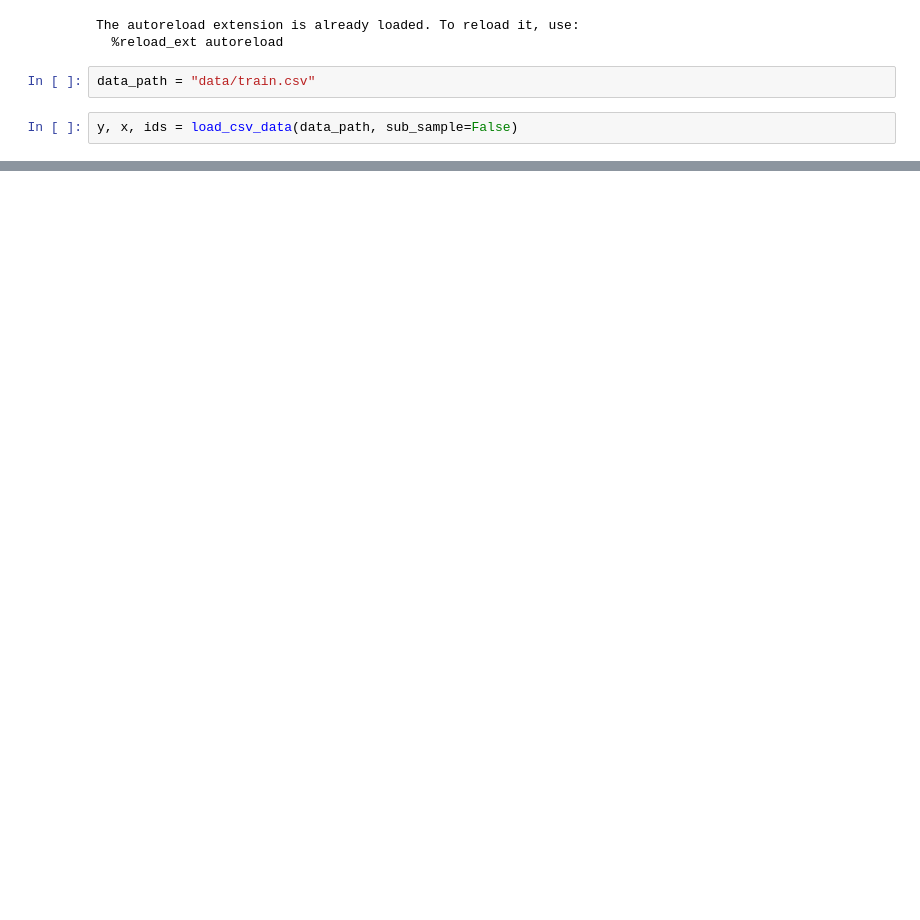
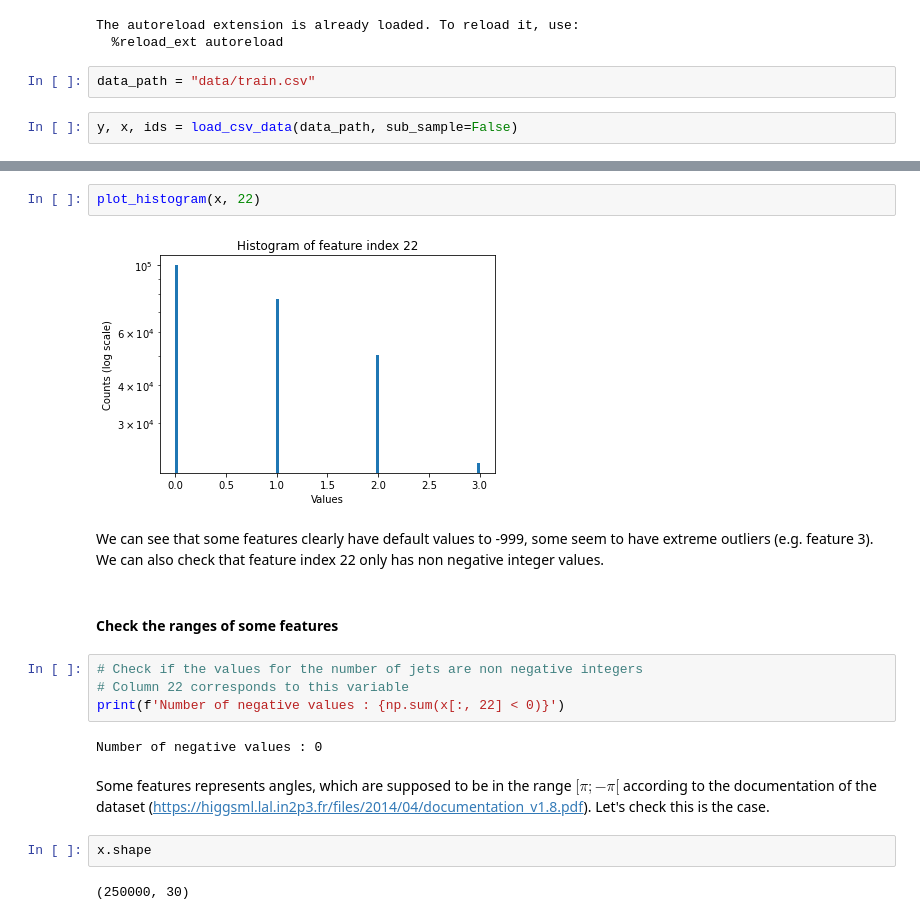
Before and after one commit to CS-433/ml-project-1-teamphilippe, a Jupyter notebook: project1_logistic_regression.ipynb, the cells around one changed output, grey strips where cells are left out. Saved outputs shown, nothing was run; the diff lists cells and outputs as text; blank space fills up the shorter version.

```diff
--- a/project1_logistic_regression.ipynb
+++ b/project1_logistic_regression.ipynb
@@ -25,0 +43,20 @@ create_csv_submission(ids_test, y_test_pred, 'ridge.csv')
+# %%
+plot_histogram(x, 22)
+# %% [output]
+[figure, added]
+# %% [markdown]
+We can see that some features clearly have default values to -999, some seem to have extreme outliers (e.g. feature 3). We can also check that feature index 22 only has non negative integer values.
+# %% [markdown]
+#### Check the ranges of some features
+# %%
+# Check if the values for the number of jets are non negative integers
+# Column 22 corresponds to this variable
+print(f'Number of negative values : {np.sum(x[:, 22] < 0)}')
+# %% [output]
+Number of negative values : 0
+# %% [markdown]
+Some features represents angles, which are supposed to be in the range $[\pi; -\pi[$ according to the documentation of the dataset (https://higgsml.lal.in2p3.fr/files/2014/04/documentation_v1.8.pdf). Let's check this is the case.
+# %%
+x.shape
+# %% [output]
+(250000, 30)
```
Also changed, not shown: parts of 26 cells of this notebook, 4 other files.
